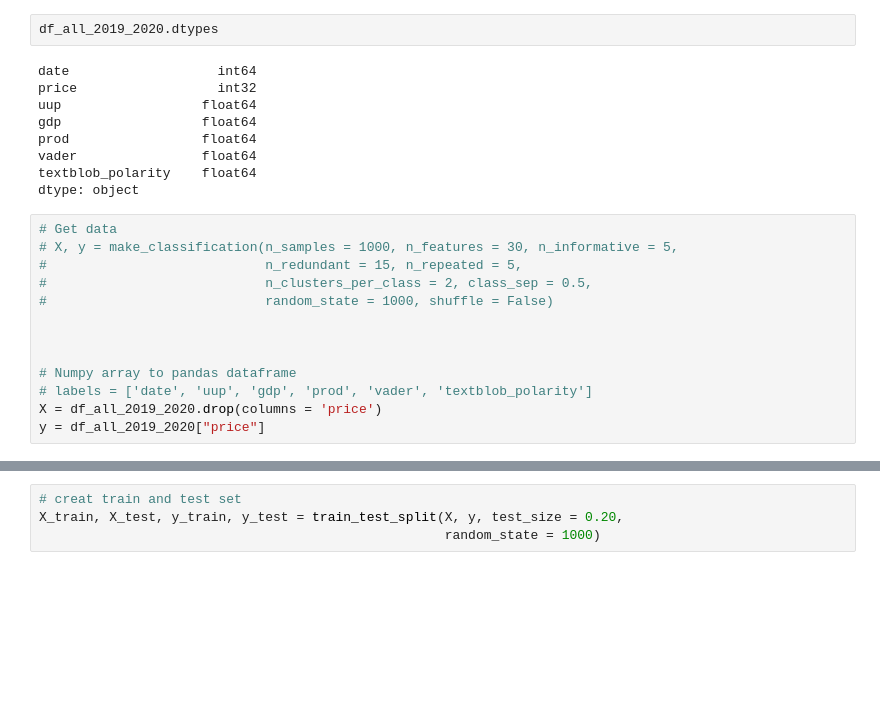
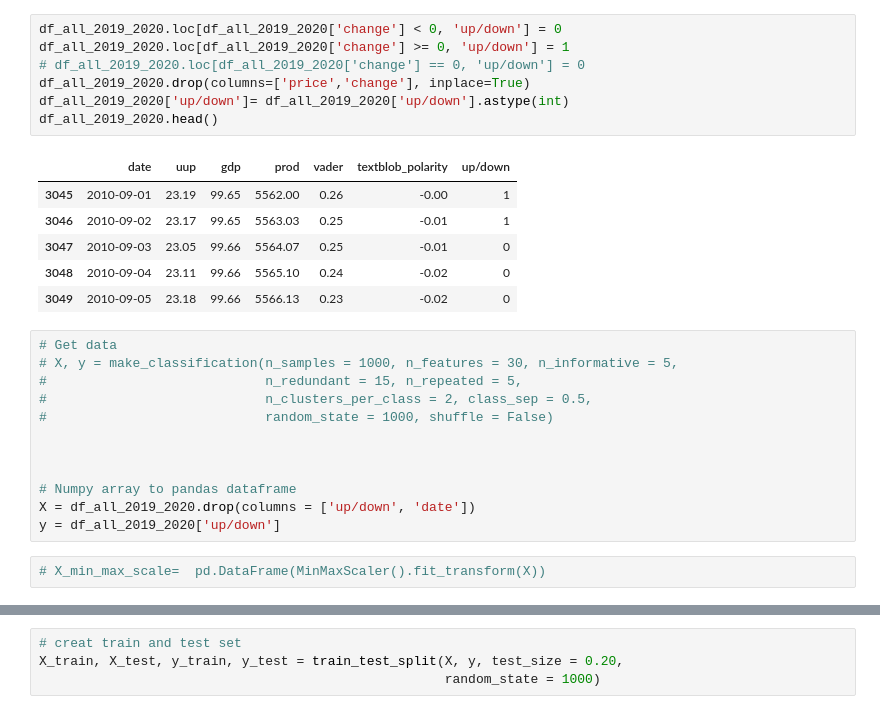
Before and after one commit to jjmcclure/Oil_Price_Prediction, a Jupyter notebook: model_selector.ipynb, the cells around one changed output, grey strips where cells are left out. Drawn from its saved outputs; the diff is of its cells as text; blank space fills up the shorter version.

```diff
--- a/model_selector.ipynb
+++ b/model_selector.ipynb
@@ -44,14 +47,17 @@ df_all_2019_2020.head()
-# %%
-df_all_2019_2020.dtypes
-# %% [output]
-date                   int64
-price                  int32
-uup                  float64
-gdp                  float64
-prod                 float64
-vader                float64
-textblob_polarity    float64
-dtype: object
+# %%
+df_all_2019_2020.loc[df_all_2019_2020['change'] < 0, 'up/down'] = 0
+df_all_2019_2020.loc[df_all_2019_2020['change'] >= 0, 'up/down'] = 1
+# df_all_2019_2020.loc[df_all_2019_2020['change'] == 0, 'up/down'] = 0
+df_all_2019_2020.drop(columns=['price','change'], inplace=True)
+df_all_2019_2020['up/down']= df_all_2019_2020['up/down'].astype(int)
+df_all_2019_2020.head()
+# %% [output]
+|  | date | uup | gdp | prod | vader | textblob_polarity | up/down |
+| 3045 | 2010-09-01 | 23.19 | 99.65 | 5562.00 | 0.26 | -0.00 | 1 |
+| 3046 | 2010-09-02 | 23.17 | 99.65 | 5563.03 | 0.25 | -0.01 | 1 |
+| 3047 | 2010-09-03 | 23.05 | 99.66 | 5564.07 | 0.25 | -0.01 | 0 |
+| 3048 | 2010-09-04 | 23.11 | 99.66 | 5565.10 | 0.24 | -0.02 | 0 |
+| 3049 | 2010-09-05 | 23.18 | 99.66 | 5566.13 | 0.23 | -0.02 | 0 |
 # %%
 # Get data
 # X, y = make_classification(n_samples = 1000, n_features = 30, n_informative = 5,
@@ -62,6 +68,7 @@ dtype: object
 
 
 # Numpy array to pandas dataframe
-# labels = ['date', 'uup', 'gdp', 'prod', 'vader', 'textblob_polarity']
-X = df_all_2019_2020.drop(columns = 'price')
-y = df_all_2019_2020["price"]
+X = df_all_2019_2020.drop(columns = ['up/down', 'date'])
+y = df_all_2019_2020['up/down']
+# %%
+# X_min_max_scale=  pd.DataFrame(MinMaxScaler().fit_transform(X))
```
Also changed, not shown: parts of 18 cells of this notebook, 5 other files.
